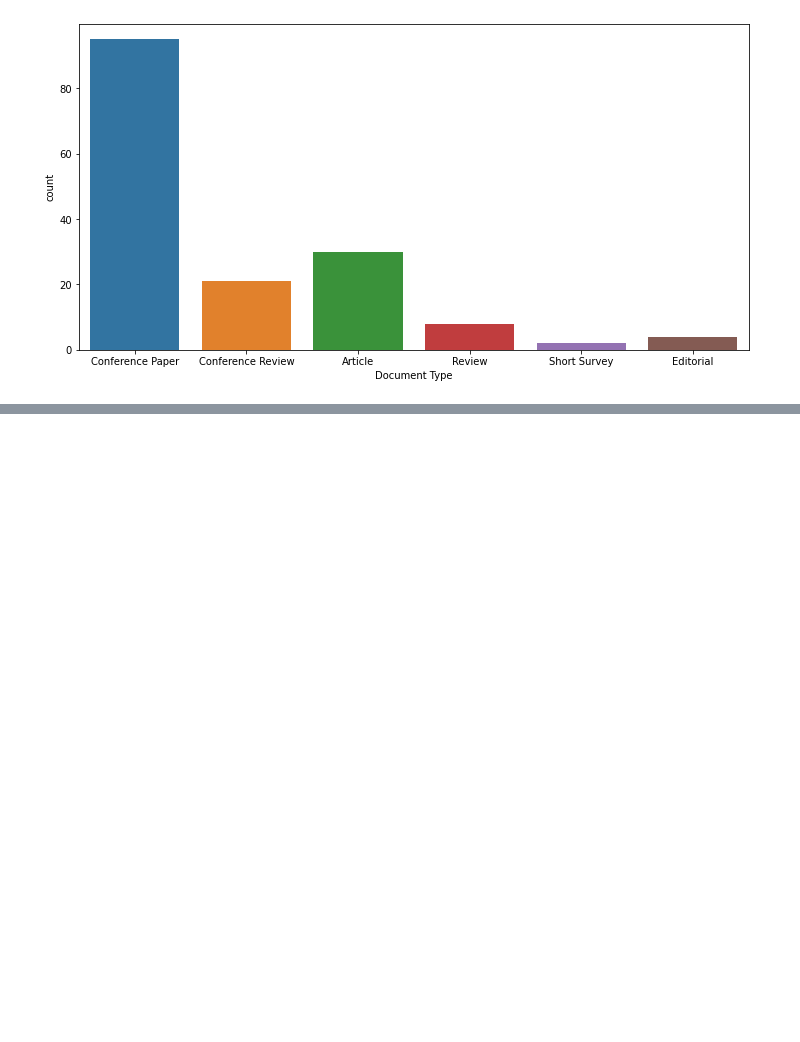
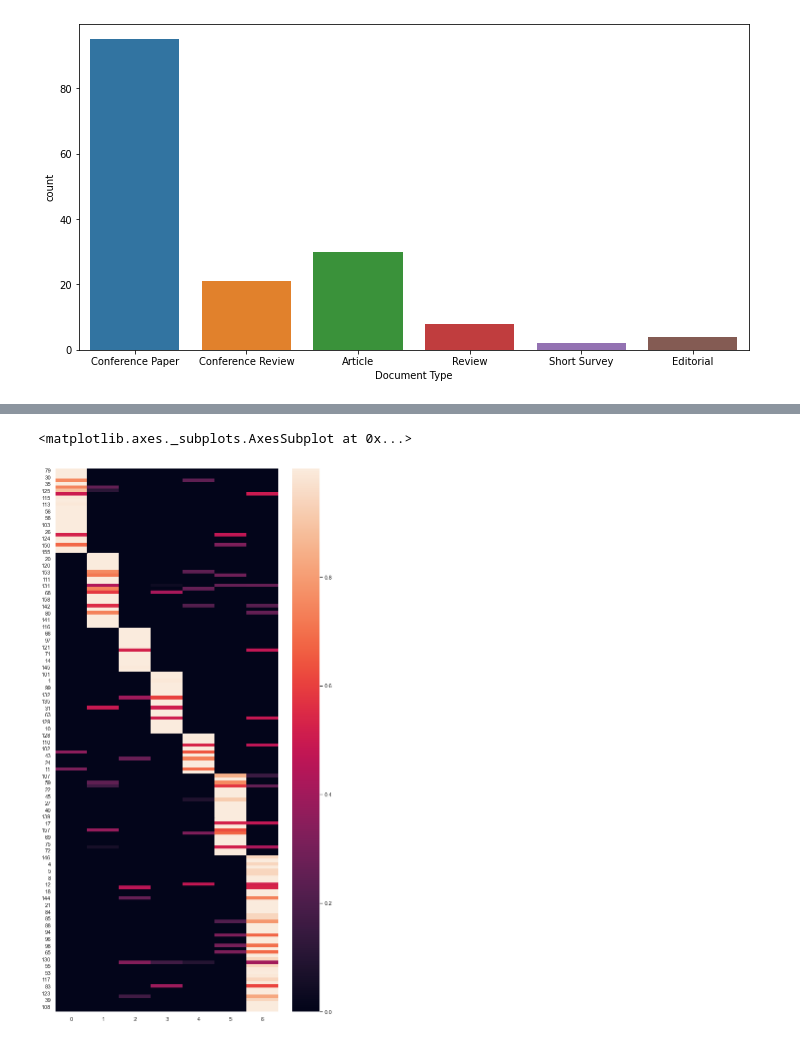
Before and after one commit to MaksOpp/web-intelligence-project, a Jupyter notebook: main.ipynb, the cells around one changed output, grey strips where cells are left out. Cells and saved outputs as stored; diff of their text form; code cells hidden in the pictures; blank space fills up the shorter version.

Commit message:
Topics modeling

```diff
--- a/main.ipynb
+++ b/main.ipynb
@@ -203,0 +359,5 @@ sns.heatmap(data.isnull(),yticklabels=False,cbar=False,cmap='viridis',ax=ax)
+# %%
+# Like TF-IDF, create a matrix of topic weighting, with documents as rows and topics as columns
+document_topic = \
+pd.concat([topics_document_to_dataframe(topics_document, num_topics=num_topics) for topics_document in topics]) \
+  .reset_index(drop=True).fillna(0)
@@ -203,0 +394,6 @@ sns.heatmap(data.isnull(),yticklabels=False,cbar=False,cmap='viridis',ax=ax)
+# %%
+sns.set(rc={'figure.figsize':(10,20)})
+sns.heatmap(document_topic.loc[document_topic.idxmax(axis=1).sort_values().index])
+# %% [output]
+<matplotlib.axes._subplots.AxesSubplot at 0x...>
+[figure, added]
```
Also changed, not shown: parts of 19 cells of this notebook.
